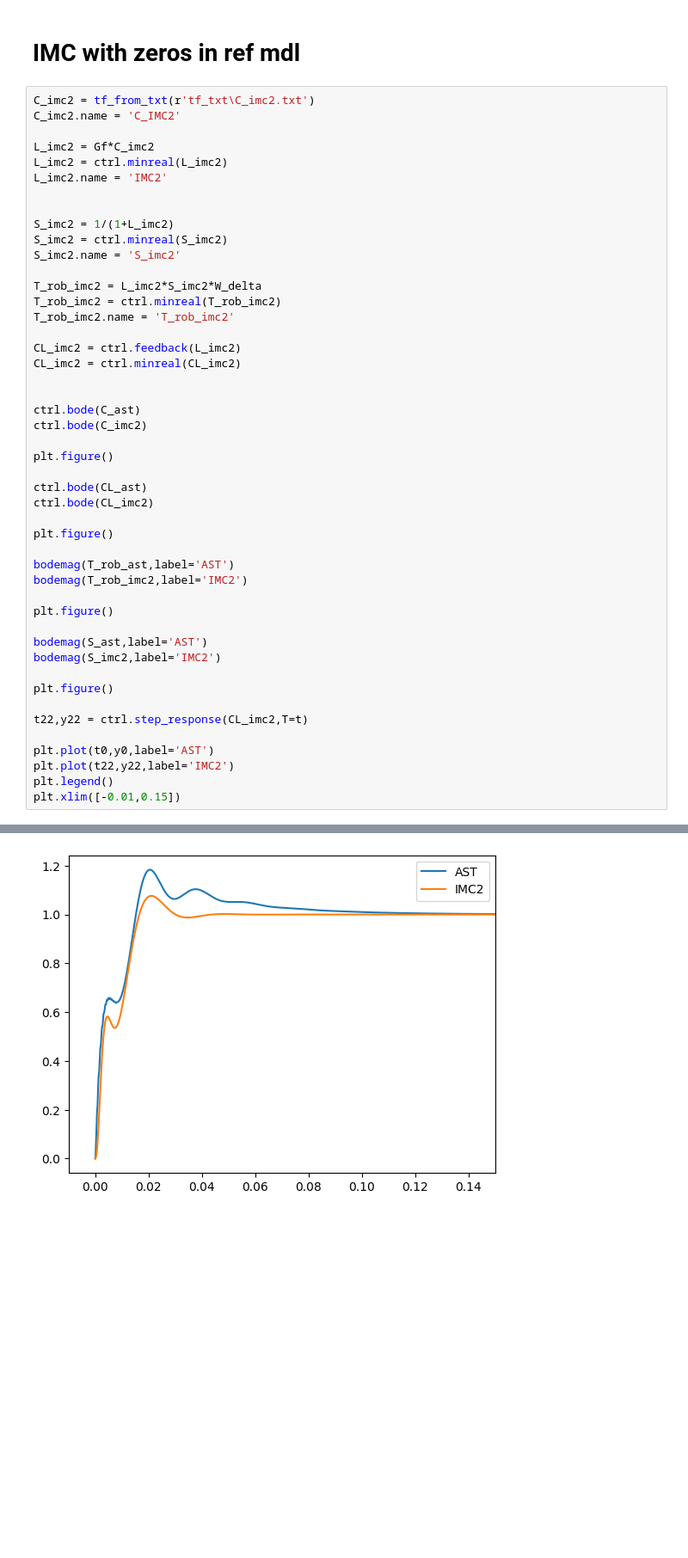
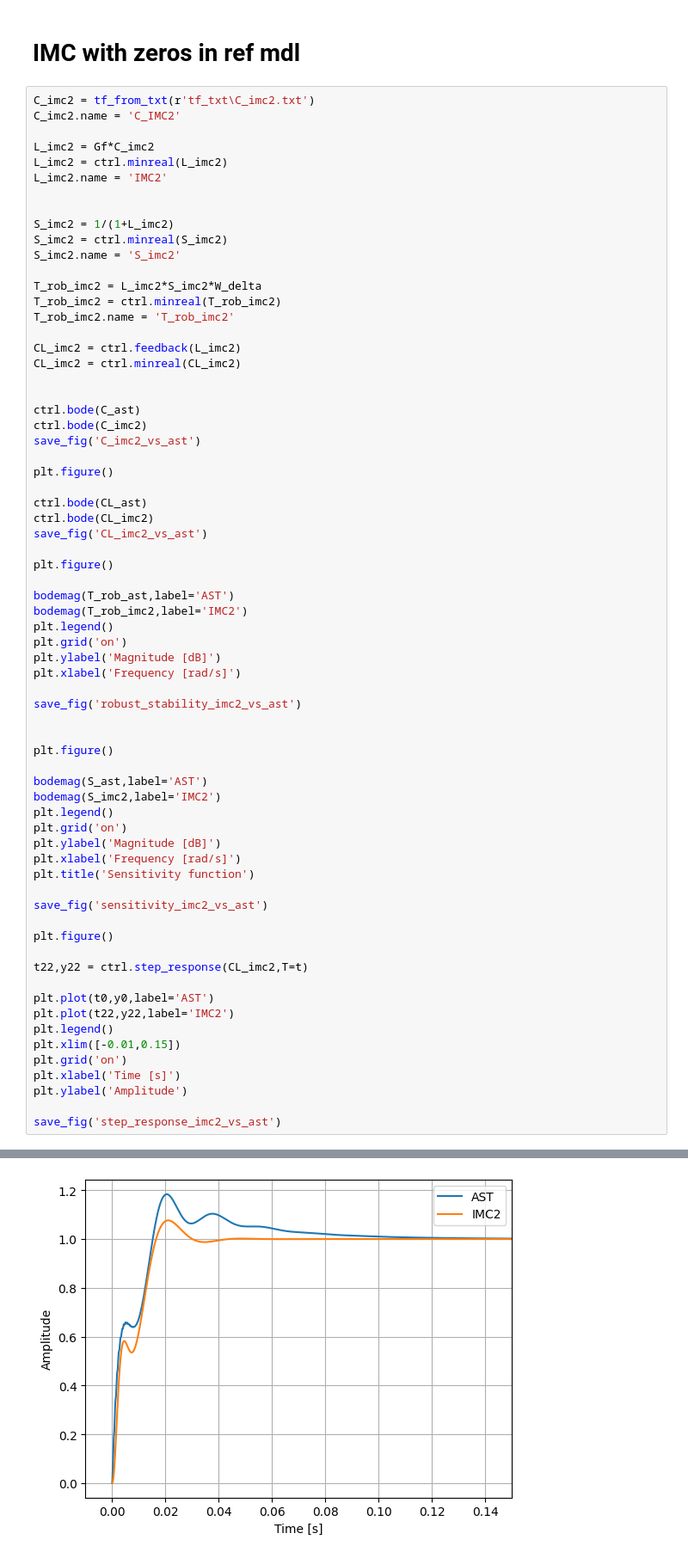
Before and after one commit to eliasrhoden/Sinumerik-Ctrl, a Jupyter notebook: ctrl_compare.ipynb, the cells around one changed output, grey strips where cells are left out. Shown: that part at 86% size. Drawn from its saved outputs; the diff is of its cells as text; blank space fills up the shorter version.

Commit message:
New figures

```diff
--- a/ctrl_compare.ipynb
+++ b/ctrl_compare.ipynb
@@ -344,21 +344,37 @@ CL_imc2 = ctrl.minreal(CL_imc2)
 
 ctrl.bode(C_ast)
 ctrl.bode(C_imc2)
+save_fig('C_imc2_vs_ast')
 
 plt.figure()
 
 ctrl.bode(CL_ast)
 ctrl.bode(CL_imc2)
+save_fig('CL_imc2_vs_ast')
 
 plt.figure()
 
 bodemag(T_rob_ast,label='AST')
 bodemag(T_rob_imc2,label='IMC2')
+plt.legend()
+plt.grid('on')
+plt.ylabel('Magnitude [dB]')
+plt.xlabel('Frequency [rad/s]')
+
+save_fig('robust_stability_imc2_vs_ast')
+
 
 plt.figure()
 
 bodemag(S_ast,label='AST')
 bodemag(S_imc2,label='IMC2')
+plt.legend()
+plt.grid('on')
+plt.ylabel('Magnitude [dB]')
+plt.xlabel('Frequency [rad/s]')
+plt.title('Sensitivity function')
+
+save_fig('sensitivity_imc2_vs_ast')
 
 plt.figure()
 
@@ -368,6 +384,11 @@ plt.plot(t0,y0,label='AST')
 plt.plot(t22,y22,label='IMC2')
 plt.legend()
 plt.xlim([-0.01,0.15])
+plt.grid('on')
+plt.xlabel('Time [s]')
+plt.ylabel('Amplitude')
+
+save_fig('step_response_imc2_vs_ast')
 # %% [output]
 5 states have been removed from the model
 0 states have been removed from the model
@@ -381 +402 @@ plt.xlim([-0.01,0.15])
-[figure, old version]
+[figure, new version]
```
Also changed, not shown: parts of 1 cell of this notebook, 14 other files.
